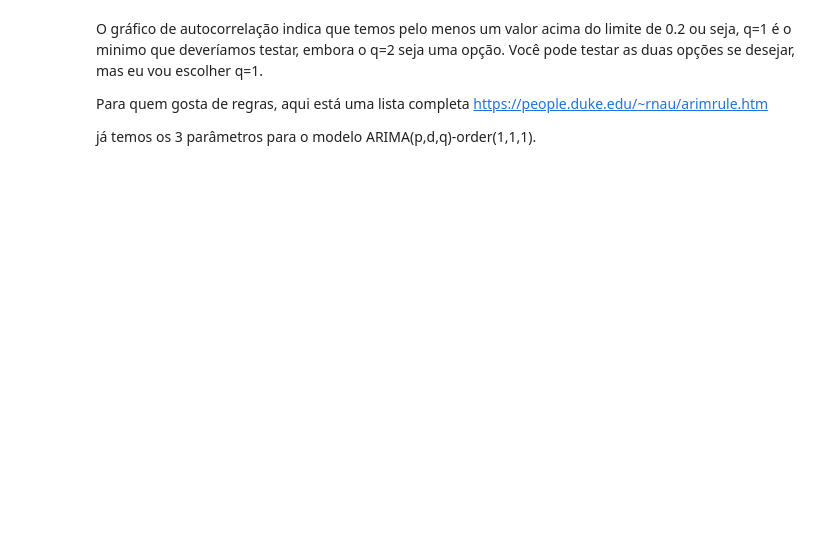
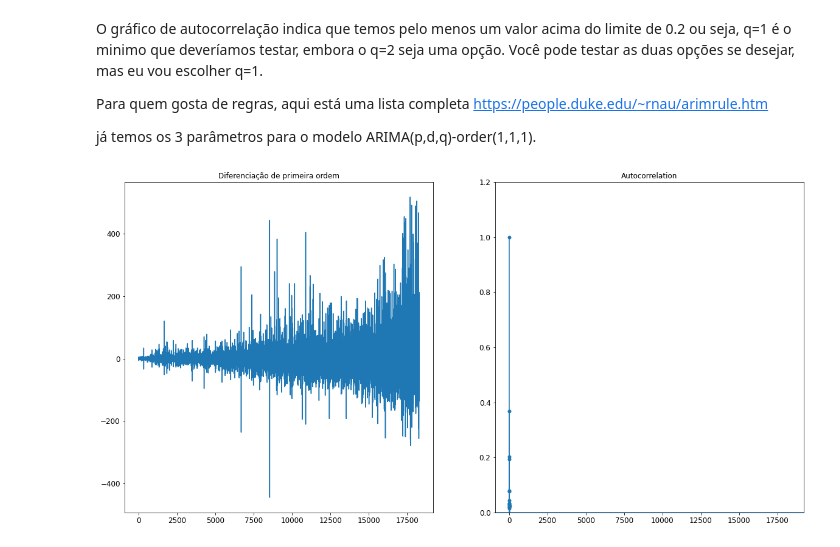
Before and after one commit to glebsonmac/Time_Series, a Jupyter notebook: arimaPDQ.ipynb, the cells around one changed output. Cells and saved outputs as stored; diff of their text form; code cells hidden in the pictures; blank space fills up the shorter version.

```diff
--- a/arimaPDQ.ipynb
+++ b/arimaPDQ.ipynb
@@ -237,3 +239,12 @@ Para quem gosta de regras, aqui está uma lista completa
 https://people.duke.edu/~rnau/arimrule.htm
 
 já temos os 3 parâmetros para o modelo ARIMA(p,d,q)-order(1,1,1).
+# %%
+# gráfico ACF
+fig, axes = plt.subplots(1,2,sharex=True)
+axes[0].plot(np.diff(target.values)); axes[0].set_title('Diferenciação de primeira ordem')
+axes[1].set(ylim=(0,1.2))
+plot_acf(np.diff(target.values),ax =axes[1])
+plt.show()
+# %% [output]
+[figure, added]
```
Also changed, not shown: parts of 22 cells of this notebook.
